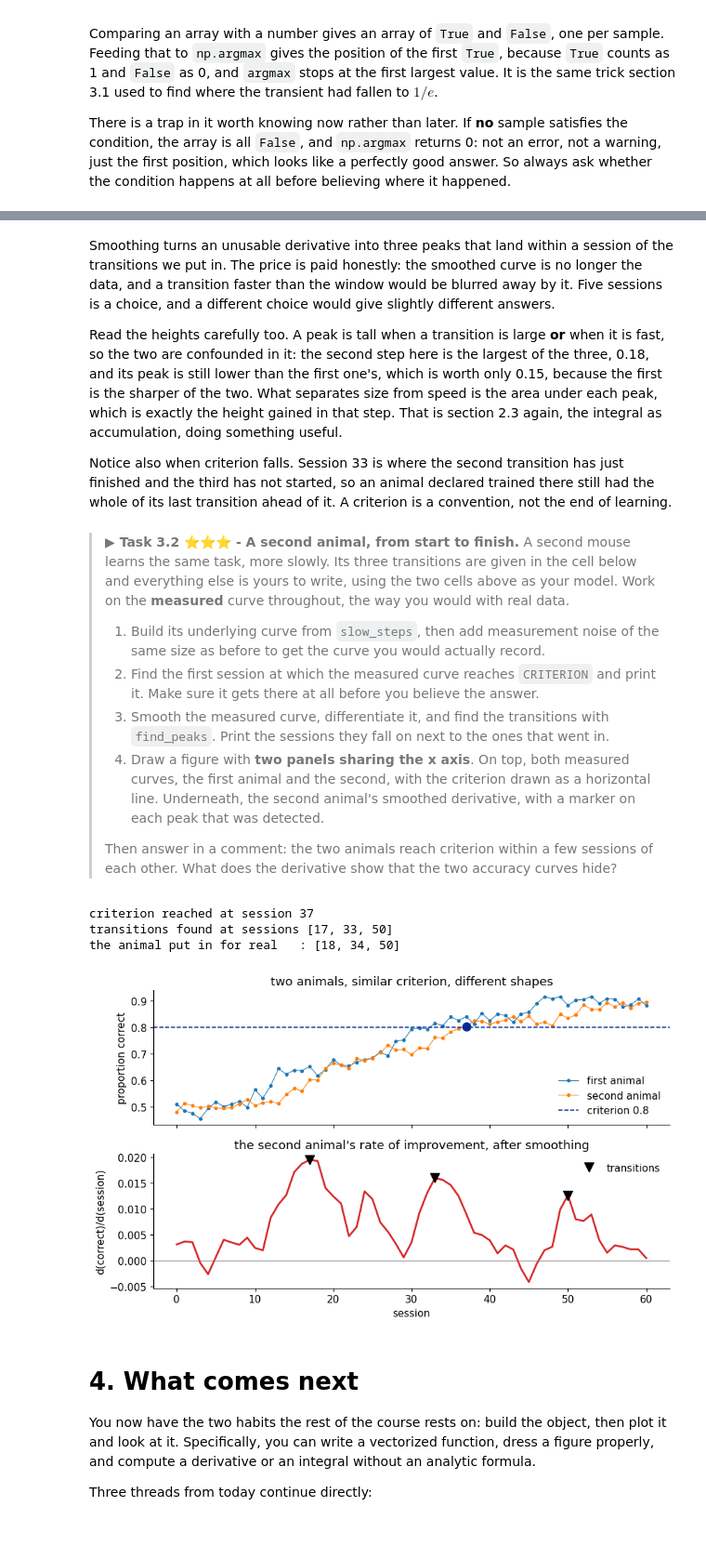
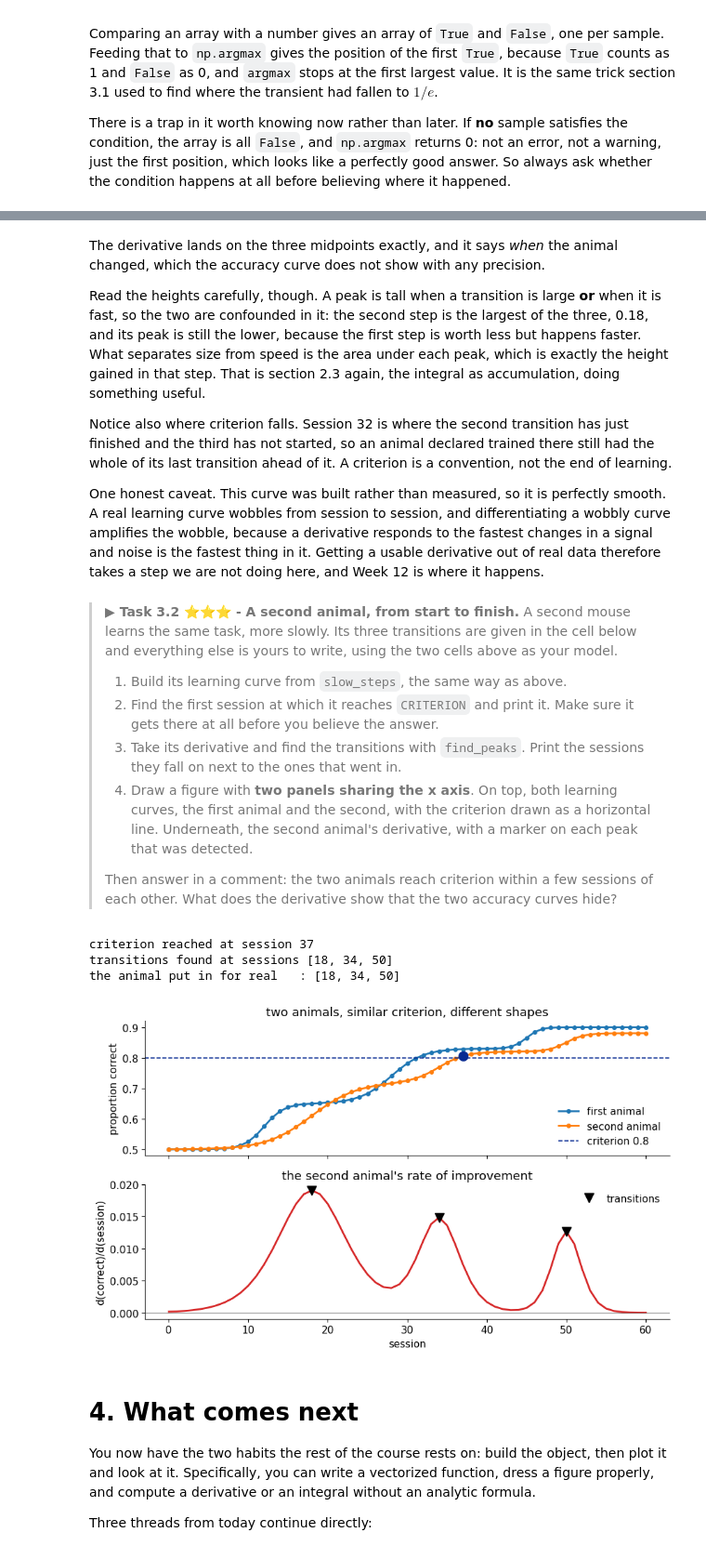
Before and after one commit to gmatteuc/QMN_course_2026, a Jupyter notebook: notebooks/02_math_refresher_TA.ipynb, the cells around one changed output, grey strips where cells are left out. Shown at 93% size. Cells and saved outputs as stored; diff of their text form; code cells hidden in the pictures.

```diff
--- a/notebooks/02_math_refresher_TA.ipynb
+++ b/notebooks/02_math_refresher_TA.ipynb
@@ -1602,34 +1563,35 @@ the animal put in for real    : 12, 28, 45
 # %% [markdown]
-Smoothing turns an unusable derivative into three peaks that land within a session of the
-transitions we put in. The price is paid honestly: the smoothed curve is no longer the data, and a
-transition faster than the window would be blurred away by it. Five sessions is a choice, and a
-different choice would give slightly different answers.
+The derivative lands on the three midpoints exactly, and it says *when* the animal changed, which
+the accuracy curve does not show with any precision.
 
-Read the heights carefully too. A peak is tall when a transition is large **or** when it is fast,
-so the two are confounded in it: the second step here is the largest of the three, 0.18, and its
-peak is still lower than the first one's, which is worth only 0.15, because the first is the
-sharper of the two. What separates size from speed is the area under each peak, which is exactly
-the height gained in that step. That is section 2.3 again, the integral as accumulation, doing
-something useful.
+Read the heights carefully, though. A peak is tall when a transition is large **or** when it is
+fast, so the two are confounded in it: the second step is the largest of the three, 0.18, and its
+peak is still the lower, because the first step is worth less but happens faster. What separates
+size from speed is the area under each peak, which is exactly the height gained in that step. That
+is section 2.3 again, the integral as accumulation, doing something useful.
 
-Notice also when criterion falls. Session 33 is where the second transition has just finished and
+Notice also where criterion falls. Session 32 is where the second transition has just finished and
 the third has not started, so an animal declared trained there still had the whole of its last
 transition ahead of it. A criterion is a convention, not the end of learning.
+
+One honest caveat. This curve was built rather than measured, so it is perfectly smooth. A real
+learning curve wobbles from session to session, and differentiating a wobbly curve amplifies the
+wobble, because a derivative responds to the fastest changes in a signal and noise is the fastest
+thing in it. Getting a usable derivative out of real data therefore takes a step we are not doing
+here, and Week 12 is where it happens.
 # %% [markdown]
 > **▶ Task 3.2 ⭐⭐⭐ - A second animal, from start to finish.**
 > A second mouse learns the same task, more slowly. Its three transitions are given in the cell
-> below and everything else is yours to write, using the two cells above as your model. Work on
-> the **measured** curve throughout, the way you would with real data.
+> below and everything else is yours to write, using the two cells above as your model.
 >
-> 1. Build its underlying curve from `slow_steps`, then add measurement noise of the same size as
->    before to get the curve you would actually record.
-> 2. Find the first session at which the measured curve reaches `CRITERION` and print it. Make
->    sure it gets there at all before you believe the answer.
-> 3. Smooth the measured curve, differentiate it, and find the transitions with `find_peaks`.
->    Print the sessions they fall on next to the ones that went in.
-> 4. Draw a figure with **two panels sharing the x axis**. On top, both measured curves, the first
+> 1. Build its learning curve from `slow_steps`, the same way as above.
+> 2. Find the first session at which it reaches `CRITERION` and print it. Make sure it gets there
+>    at all before you believe the answer.
+> 3. Take its derivative and find the transitions with `find_peaks`. Print the sessions they fall
+>    on next to the ones that went in.
+> 4. Draw a figure with **two panels sharing the x axis**. On top, both learning curves, the first
 >    animal and the second, with the criterion drawn as a horizontal line. Underneath, the second
->    animal's smoothed derivative, with a marker on each peak that was detected.
+>    animal's derivative, with a marker on each peak that was detected.
 >
 > Then answer in a comment: the two animals reach criterion within a few sessions of each other.
 > What does the derivative show that the two accuracy curves hide?
@@ -1637,9 +1599,9 @@ transition ahead of it. A criterion is a convention, not the end of learning.
 # TODO 3.2 - the second animal is described here, the analysis and the figure are yours.
 slow_steps = [(18, 0.22, 0.35), (34, 0.10, 0.6), (50, 0.06, 0.9)]   # midpoint, height, sharpness
 
-# 1. build the underlying curve, then add the measurement noise
+# 1. build the curve
 # 2. the first session at criterion
-# 3. smooth, differentiate, find the transitions
+# 3. the derivative, and its peaks
 # 4. the two panel figure
 
 # Then answer here: what does the derivative show that the two accuracy curves hide?
@@ -1648,54 +1610,53 @@ slow_steps = [(18, 0.22, 0.35), (34, 0.10, 0.6), (50, 0.06, 0.9)]   # midpoint,
 slow = np.full_like(sessions, CHANCE)
 for midpoint, height, sharpness in slow_steps:
     slow = slow + transition(sessions, midpoint, height, sharpness)
-slow_measured = slow + rng.normal(0, 0.015, size=sessions.size)
 
-reached_slow = slow_measured >= CRITERION
+reached_slow = slow >= CRITERION
 if reached_slow.any():
     first_slow = np.argmax(reached_slow)
     print(f"criterion reached at session {sessions[first_slow]:.0f}")
 else:
     print("this animal never reaches criterion")
 
-slow_rate = np.gradient(smooth(slow_measured, 5), sessions)
-slow_peaks, _ = find_peaks(slow_rate, height=0.005, distance=8)
+slow_rate = np.gradient(slow, sessions)
+slow_peaks, _ = find_peaks(slow_rate, height=0.005)
 print("transitions found at sessions", [int(s) for s in sessions[slow_peaks]])
 print("the animal put in for real   :", [m for m, _, _ in slow_steps])
 
 fig, axes = plt.subplots(2, 1, figsize=(9, 5.5), sharex=True)
-axes[0].plot(sessions, measured, "o-", lw=0.8, ms=3, label="first animal")
-axes[0].plot(sessions, slow_measured, "o-", lw=0.8, ms=3, label="second animal")
+axes[0].plot(sessions, learning, "o-", lw=2, ms=4, label="first animal")
+axes[0].plot(sessions, slow, "o-", lw=2, ms=4, label="second animal")
 axes[0].axhline(CRITERION, color="#072A92", lw=1.2, ls="--", label=f"criterion {CRITERION}")
-axes[0].plot(sessions[first_slow], slow_measured[first_slow], "o", ms=9, color="#072A92")
+axes[0].plot(sessions[first_slow], slow[first_slow], "o", ms=10, color="#072A92")
 axes[0].set_ylabel("proportion correct")
 axes[0].set_title("two animals, similar criterion, different shapes")
 axes[0].legend(frameon=False, loc="lower right")
 
 axes[1].plot(sessions, slow_rate, lw=2, color="#d62728")
 axes[1].plot(sessions[slow_peaks], slow_rate[slow_peaks], "v", ms=10, color="black",
              label="transitions")
 axes[1].axhline(0, color="gray", lw=0.8)
 axes[1].set_xlabel("session")
 axes[1].set_ylabel("d(correct)/d(session)")
-axes[1].set_title("the second animal's rate of improvement, after smoothing")
+axes[1].set_title("the second animal's rate of improvement")
 axes[1].legend(frameon=False)
 fig.tight_layout()
 plt.show()
 
-# The two cross the criterion four sessions apart, so on that number alone they look like similar
+# The two cross the criterion five sessions apart, so on that number alone they look like similar
 # learners. The derivative says otherwise. The first animal improves in three steps of comparable
 # size, the second gains more than half of its total in one long shallow transition and only
 # trickles the rest in afterwards. That first step of the second animal is the largest single gain
 # of the six, 0.22 against a best of 0.18, and its peak is still lower than the first animal's
 # opening peak, which is worth only 0.15: a slow change is not a small one, because what a step is
 # worth is the area under its peak rather than its height. Reporting the session at which each
 # animal was declared trained would hide all of that.
 # --- END SOLUTION
 # %% [output]
 criterion reached at session 37
-transitions found at sessions [17, 33, 50]
+transitions found at sessions [18, 34, 50]
 the animal put in for real   : [18, 34, 50]
-[figure, old version]
+[figure, new version]
 # %% [markdown]
 <a id="section-4"></a>
 # 4. What comes next
```
Also changed, not shown: parts of 4 cells of this notebook, 3 other files.
